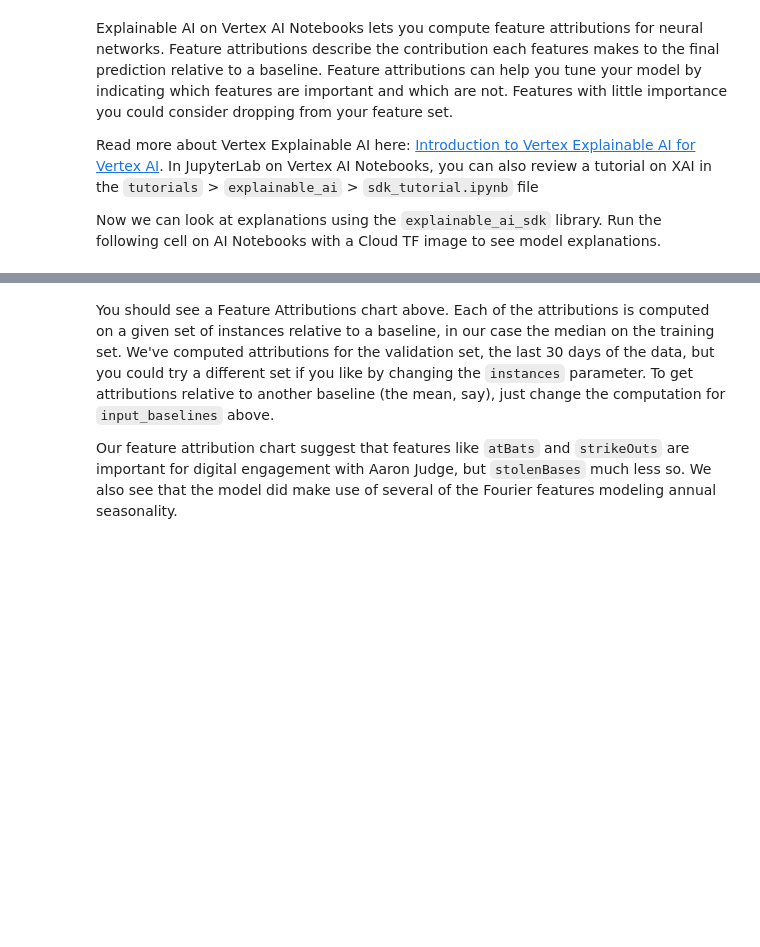
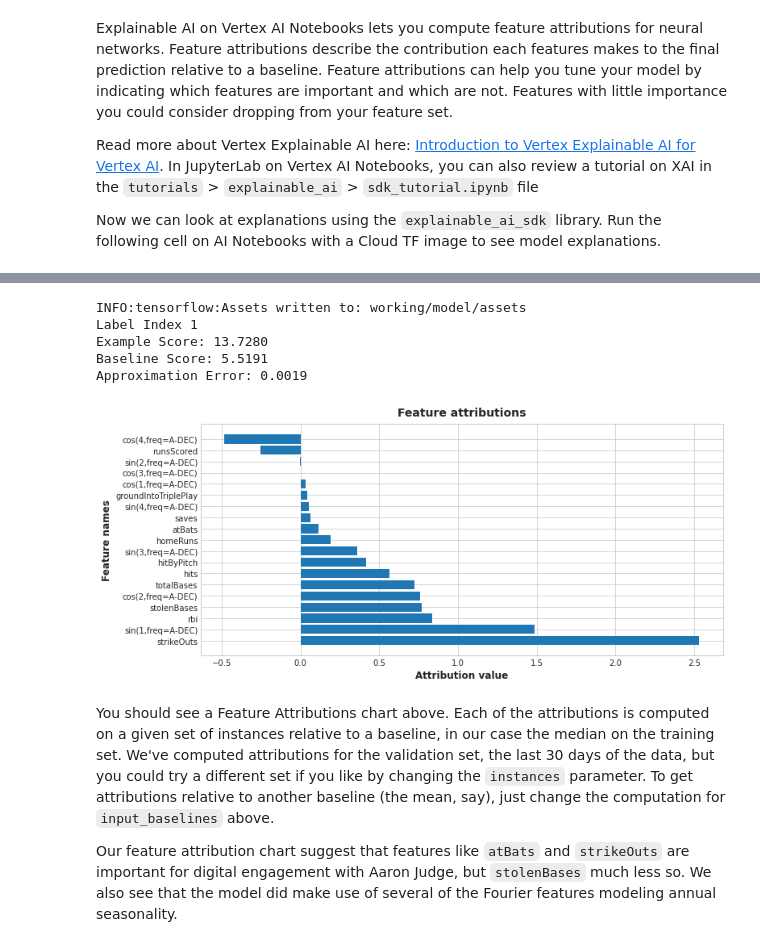
Before and after one commit to doitintl/vizier-presentation, a Jupyter notebook: mlb/vertex-ai-with-mlb-player-digital-engagement.ipynb, the cells around one changed output, grey strips where cells are left out. Cells and saved outputs as stored; diff of their text form; code cells hidden in the pictures; blank space fills up the shorter version.

```diff
--- a/mlb/vertex-ai-with-mlb-player-digital-engagement.ipynb
+++ b/mlb/vertex-ai-with-mlb-player-digital-engagement.ipynb
@@ -387,8 +401,10 @@ Now we can look at explanations using the `explainable_ai_sdk` library. Run the
 # %%
+import os
 import explainable_ai_sdk
 from explainable_ai_sdk.model import configs
 from explainable_ai_sdk.metadata.tf.v2 import SavedModelMetadataBuilder
-
+if not   os.path.exists("working"):
+  os.mkdir("working")
 model_path = "working/model"
 model.save(model_path)
 
@@ -409,3 +425,4 @@ instances = list(X_valid.to_numpy())  # explanations for the validation set
 explanations = explainer.explain(instances={'numpy_inputs': instances})[0]  # needs to match name of `InputLayer` in the model
 
 explanations.visualize_attributions()
+# %% [output]
@@ -412,3 +430,9 @@ explanations.visualize_attributions()
+INFO:tensorflow:Assets written to: working/model/assets
+Label Index 1
+Example Score: 13.7280
+Baseline Score: 5.5191
+Approximation Error: 0.0019
+[figure, added]
 # %% [markdown]
 You should see a Feature Attributions chart above. Each of the attributions is computed on a given set of instances relative to a baseline, in our case the median on the training set. We've computed attributions for the validation set, the last 30 days of the data, but you could try a different set if you like by changing the `instances` parameter. To get attributions relative to another baseline (the mean, say), just change the computation for `input_baselines` above.
 
```
Also changed, not shown: parts of 15 cells of this notebook.
